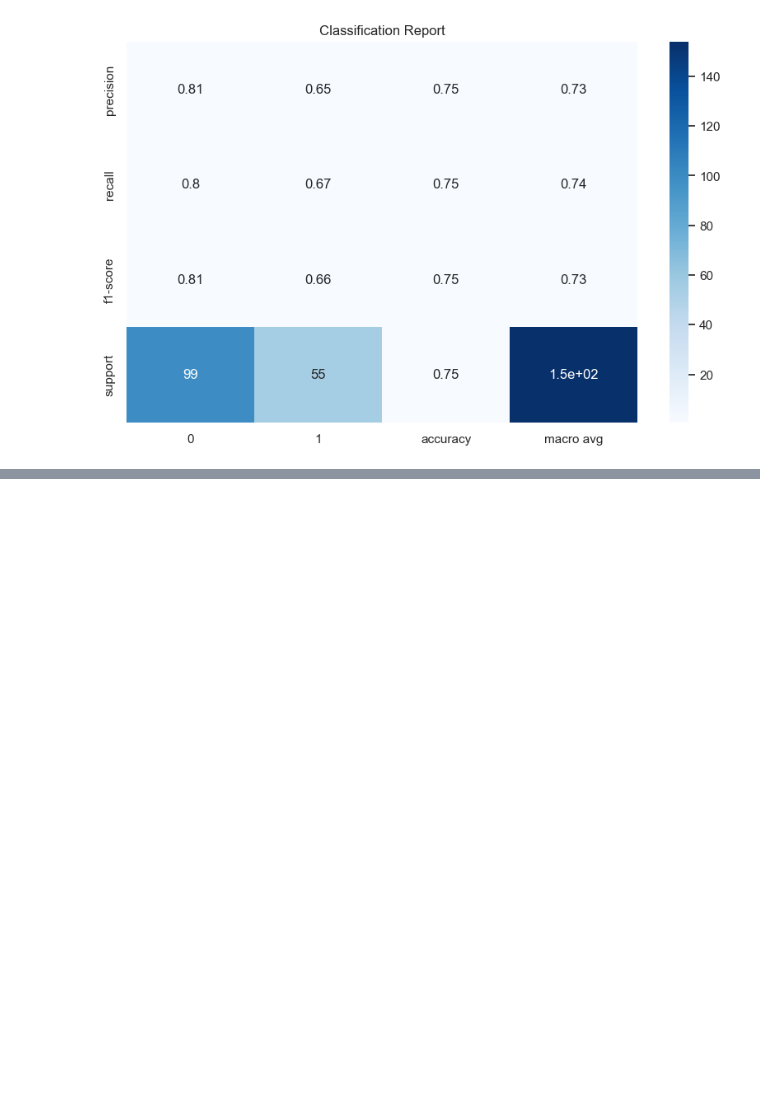
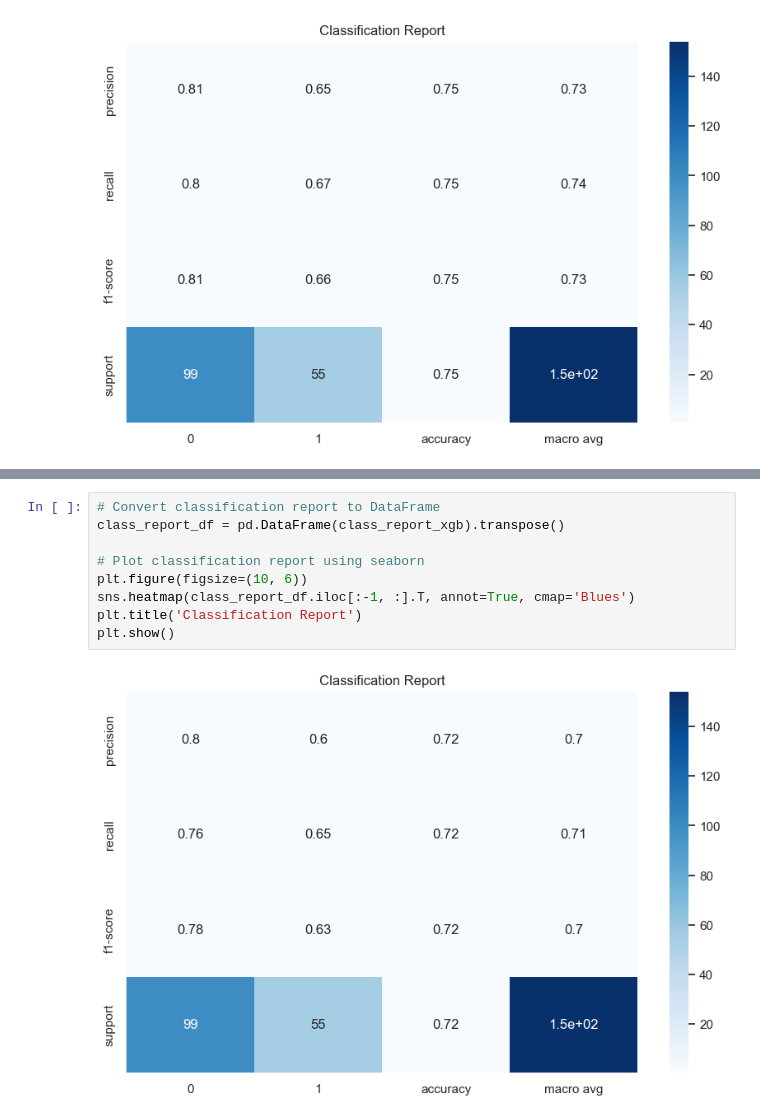
Before and after one commit to sultanbeishenkulov/Pima-Diabetes-Prediction, a Jupyter notebook: diabetes_predictions.ipynb, the cells around one changed output, grey strips where cells are left out. Drawn from its saved outputs; the diff is of its cells as text; blank space fills up the shorter version.

```diff
--- a/diabetes_predictions.ipynb
+++ b/diabetes_predictions.ipynb
@@ -314,0 +346,11 @@ plt.show()
+# %%
+# Convert classification report to DataFrame
+class_report_df = pd.DataFrame(class_report_xgb).transpose()
+
+# Plot classification report using seaborn
+plt.figure(figsize=(10, 6))
+sns.heatmap(class_report_df.iloc[:-1, :].T, annot=True, cmap='Blues')
+plt.title('Classification Report')
+plt.show()
+# %% [output]
+[figure, added]
```
Also changed, not shown: parts of 4 cells of this notebook.
